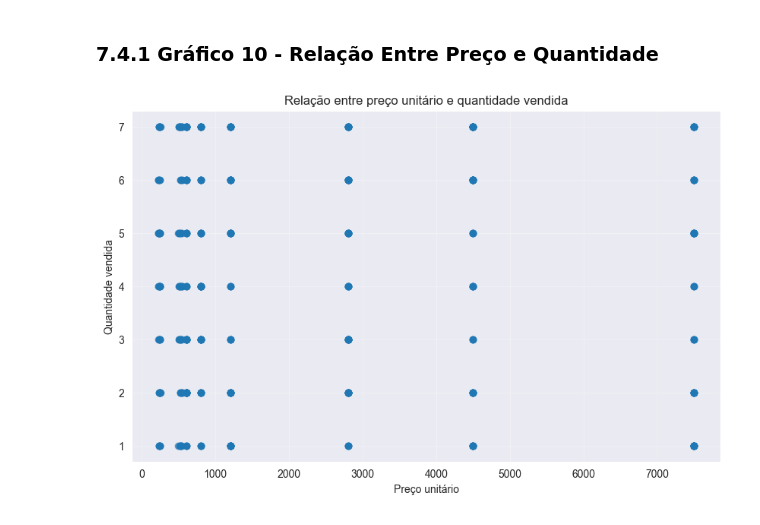
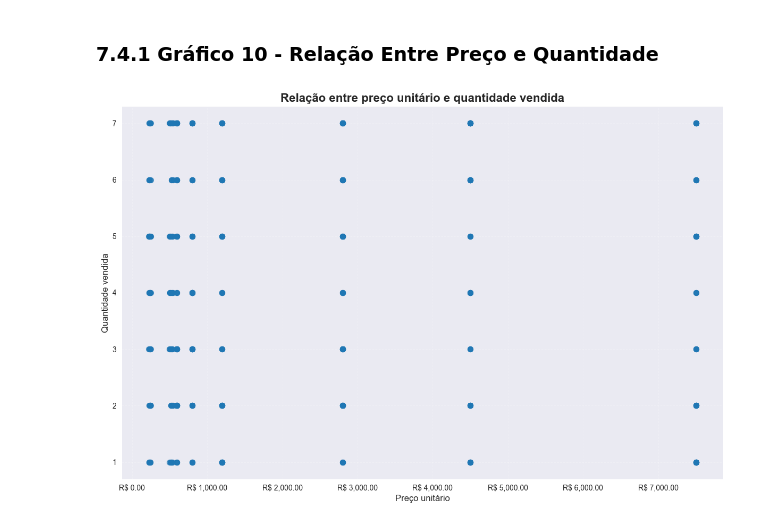
Before and after one commit to letambelli/dsa-python-fundamentos-da-linguagem-python-mini-projeto-1, a Jupyter notebook: main.ipynb, the cells around one changed output. Drawn from its saved outputs; the diff is of its cells as text; code cells hidden in the pictures.

```diff
--- a/main.ipynb
+++ b/main.ipynb
@@ -738,14 +753,33 @@ np.float64(0.007423652124259266)
 # %% [markdown]
 ### 7.4.1 Gráfico 10 - Relação Entre Preço e Quantidade
 # %%
-# Gráfico
-plt.figure(figsize=(10, 6))
-plt.scatter(df1["Preco_Unitario"], df1["Quantidade"], alpha=0.6)
+plt.figure(figsize=(12, 8))
 
-plt.title("Relação entre preço unitário e quantidade vendida")
-plt.xlabel("Preço unitário")
-plt.ylabel("Quantidade vendida")
-plt.grid(alpha=0.3)
+plt.scatter(
+    df1["Preco_Unitario"],
+    df1["Quantidade"],
+    alpha=0.6,
+    s=50
+)
+
+plt.title(
+    "Relação entre preço unitário e quantidade vendida",
+    fontsize=16,
+    fontweight="bold"
+)
+
+plt.xlabel("Preço unitário", fontsize=12)
+plt.ylabel("Quantidade vendida", fontsize=12)
+
+ax = plt.gca()
+
+ax.xaxis.set_major_formatter(
+    mticker.FuncFormatter(lambda x, pos: f"R$ {x:,.2f}")
+)
+
+plt.grid(alpha=0.25, linestyle="--")
+plt.tight_layout()
+
 plt.show()
 # %% [output]
-[figure, old version]
+[figure, new version]
```
Also changed, not shown: parts of 1 cell of this notebook.
